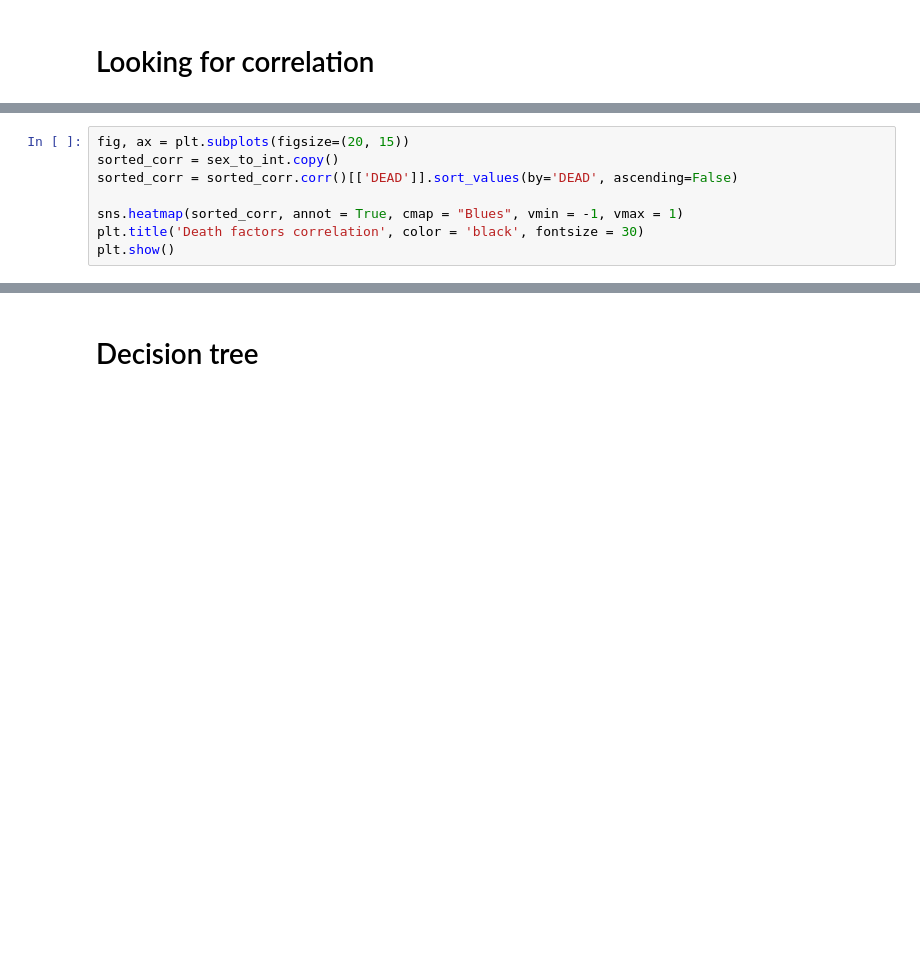
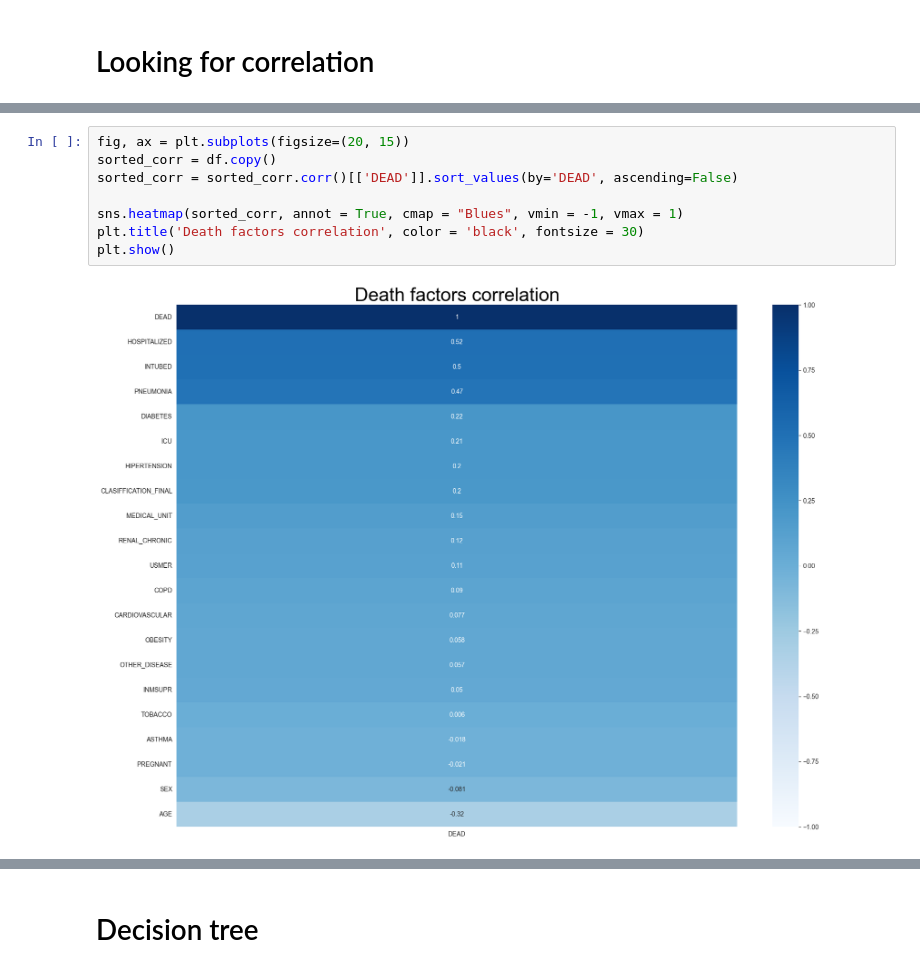
Before and after one commit to Florent-Git/covid-data, a Jupyter notebook: main.ipynb, the cells around one changed output, grey strips where cells are left out. Drawn from its saved outputs; the diff is of its cells as text; blank space fills up the shorter version.

```diff
--- a/main.ipynb
+++ b/main.ipynb
@@ -284,11 +631,13 @@ sex_to_int.corr()['DEAD']
 # %%
 fig, ax = plt.subplots(figsize=(20, 15))
-sorted_corr = sex_to_int.copy()
+sorted_corr = df.copy()
 sorted_corr = sorted_corr.corr()[['DEAD']].sort_values(by='DEAD', ascending=False)
 
 sns.heatmap(sorted_corr, annot = True, cmap = "Blues", vmin = -1, vmax = 1)
 plt.title('Death factors correlation', color = 'black', fontsize = 30)
 plt.show()
+# %% [output]
+[figure, added]
 # %%
 import matplotlib.pyplot as plt
 import seaborn as sns
```
Also changed, not shown: parts of 48 cells of this notebook, 1 other file.
